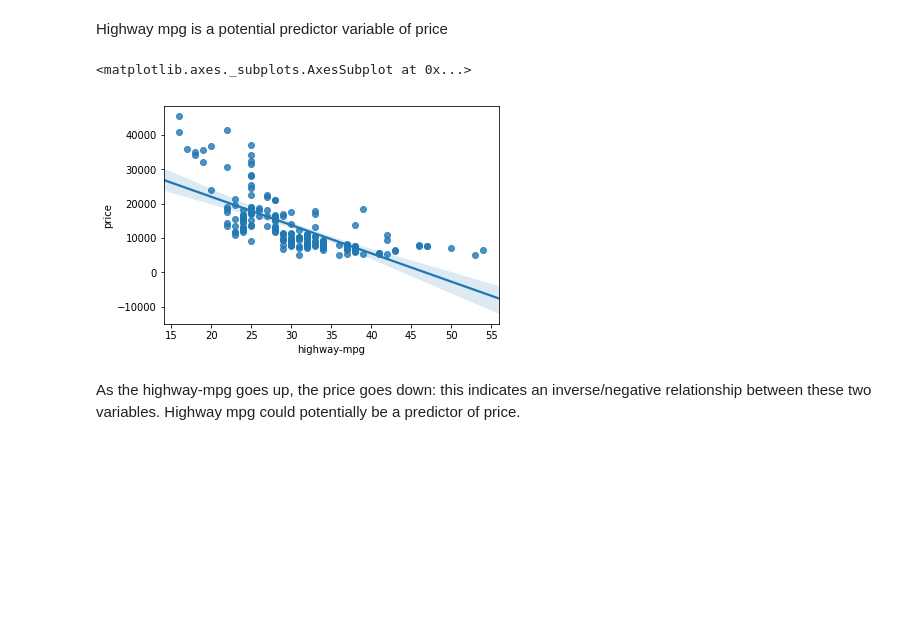
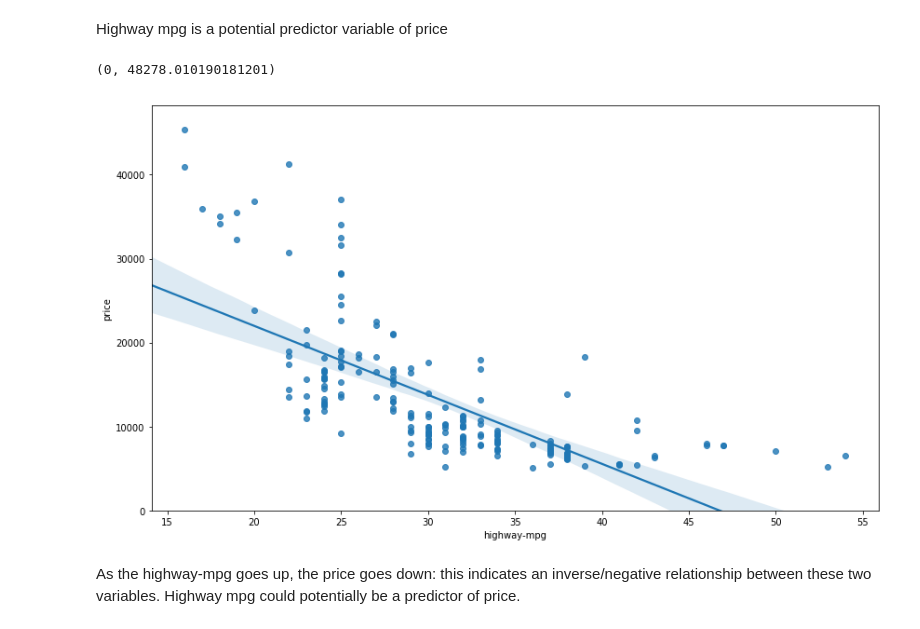
Before and after one commit to dd-consulting/DDC-Data-Science-Python, a Jupyter notebook: Module 3 Exploratory Data Analysis.ipynb, the cells around one changed output. Cells and saved outputs as stored; diff of their text form; code cells hidden in the pictures; blank space fills up the shorter version.

```diff
--- a/Module 3 Exploratory Data Analysis.ipynb
+++ b/Module 3 Exploratory Data Analysis.ipynb
@@ -286,10 +298,12 @@ df[["engine-size", "price"]].corr()
 # %% [markdown]
 Highway mpg is a potential predictor variable of price
 # %%
+plt.figure(figsize=(14, 8))
 sns.regplot(x="highway-mpg", y="price", data=df)
+plt.ylim(0,)
 # %% [output]
-<matplotlib.axes._subplots.AxesSubplot at 0x...>
+(0, 48278.010190181201)
-[figure, old version]
+[figure, new version]
 # %% [markdown]
 <p>As the highway-mpg goes up, the price goes down: this indicates an inverse/negative relationship between these two variables. Highway mpg could potentially be a predictor of price.</p>
 # %% [markdown]
```
Also changed, not shown: parts of 43 cells of this notebook, 10 other files.
